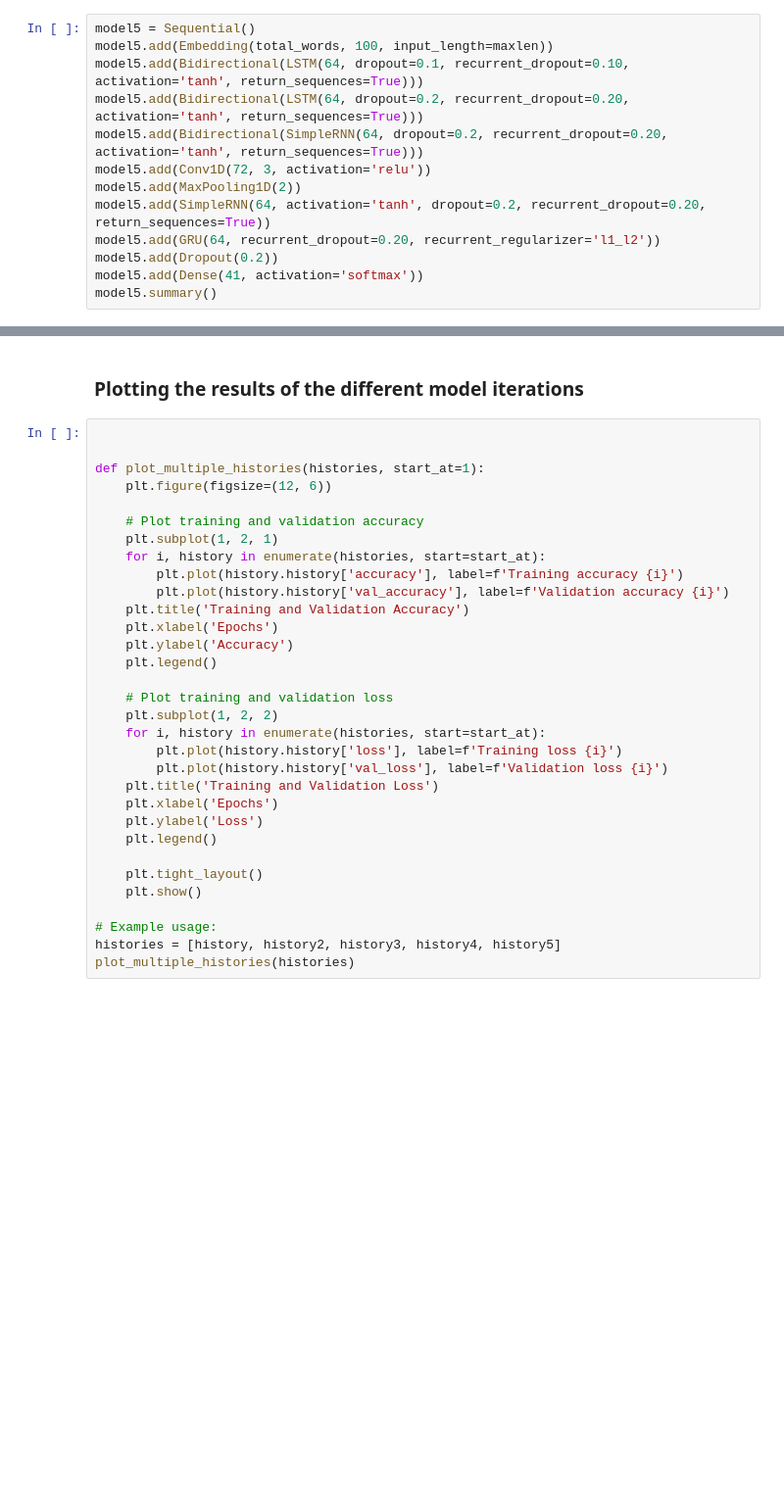
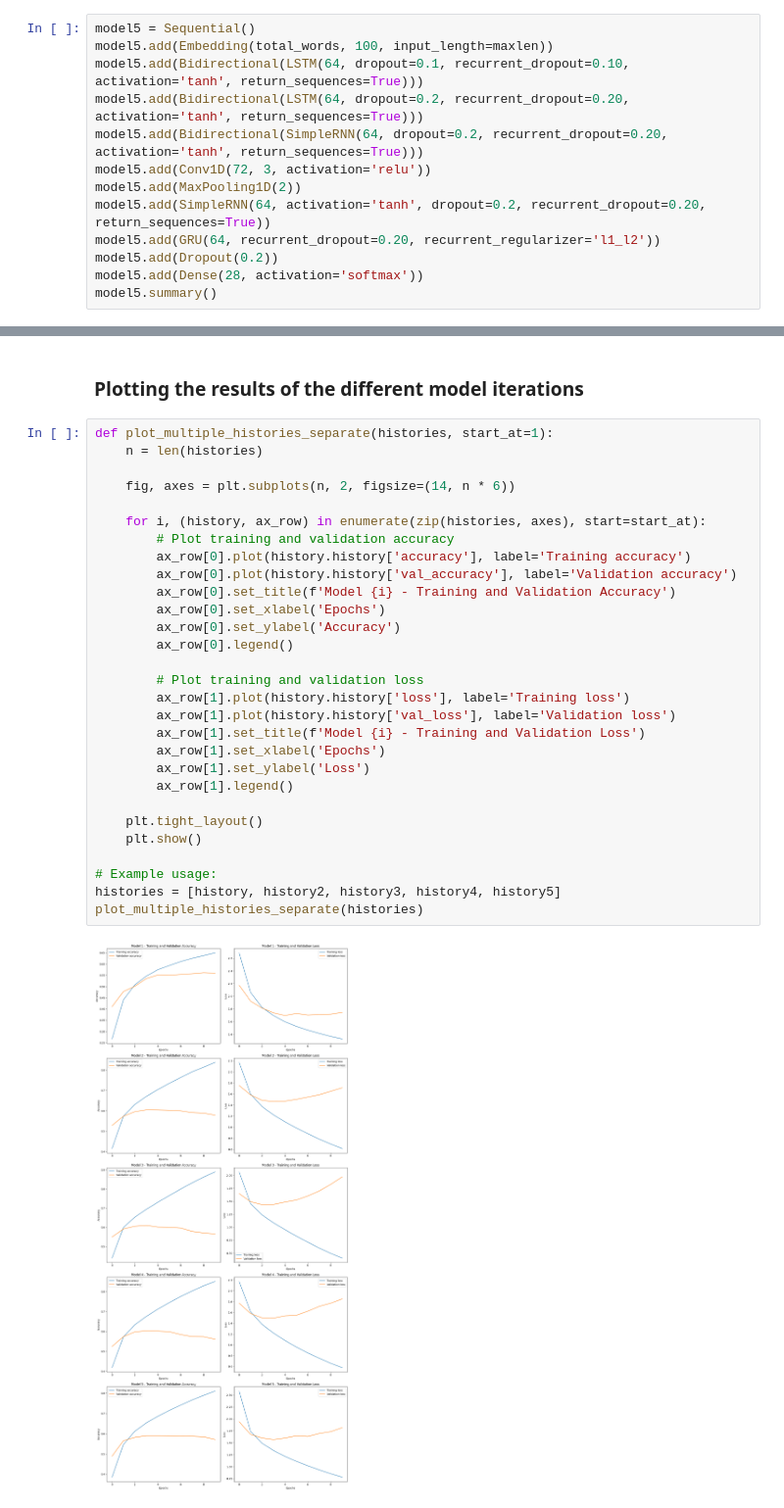
Before and after one commit to trow-land/Machine-Learning, a Jupyter notebook: NLP/News_Article_Categorisation/news_categoriser.ipynb, the cells around one changed output, grey strips where cells are left out. Shown at 98% size. Cells and saved outputs as stored; diff of their text form; blank space fills up the shorter version.

```diff
--- a/NLP/News_Article_Categorisation/news_categoriser.ipynb
+++ b/NLP/News_Article_Categorisation/news_categoriser.ipynb
@@ -571,5 +596,5 @@ model5.add(MaxPooling1D(2))
 model5.add(SimpleRNN(64, activation='tanh', dropout=0.2, recurrent_dropout=0.20, return_sequences=True))
 model5.add(GRU(64, recurrent_dropout=0.20, recurrent_regularizer='l1_l2'))
 model5.add(Dropout(0.2))
-model5.add(Dense(41, activation='softmax'))
+model5.add(Dense(28, activation='softmax'))
 model5.summary()
@@ -579,34 +640,33 @@ model5.save("news_clf_exp05.h5")
 # %% [markdown]
 ### Plotting the results of the different model iterations
 # %%
+def plot_multiple_histories_separate(histories, start_at=1):
+    n = len(histories)
 
+    fig, axes = plt.subplots(n, 2, figsize=(14, n * 6))
 
-def plot_multiple_histories(histories, start_at=1):
-    plt.figure(figsize=(12, 6))
+    for i, (history, ax_row) in enumerate(zip(histories, axes), start=start_at):
+        # Plot training and validation accuracy
+        ax_row[0].plot(history.history['accuracy'], label='Training accuracy')
+        ax_row[0].plot(history.history['val_accuracy'], label='Validation accuracy')
+        ax_row[0].set_title(f'Model {i} - Training and Validation Accuracy')
+        ax_row[0].set_xlabel('Epochs')
+        ax_row[0].set_ylabel('Accuracy')
+        ax_row[0].legend()
 
-    # Plot training and validation accuracy
-    plt.subplot(1, 2, 1)
-    for i, history in enumerate(histories, start=start_at):
-        plt.plot(history.history['accuracy'], label=f'Training accuracy {i}')
-        plt.plot(history.history['val_accuracy'], label=f'Validation accuracy {i}')
-    plt.title('Training and Validation Accuracy')
-    plt.xlabel('Epochs')
-    plt.ylabel('Accuracy')
-    plt.legend()
-
-    # Plot training and validation loss
-    plt.subplot(1, 2, 2)
-    for i, history in enumerate(histories, start=start_at):
-        plt.plot(history.history['loss'], label=f'Training loss {i}')
-        plt.plot(history.history['val_loss'], label=f'Validation loss {i}')
-    plt.title('Training and Validation Loss')
-    plt.xlabel('Epochs')
-    plt.ylabel('Loss')
-    plt.legend()
+        # Plot training and validation loss
+        ax_row[1].plot(history.history['loss'], label='Training loss')
+        ax_row[1].plot(history.history['val_loss'], label='Validation loss')
+        ax_row[1].set_title(f'Model {i} - Training and Validation Loss')
+        ax_row[1].set_xlabel('Epochs')
+        ax_row[1].set_ylabel('Loss')
+        ax_row[1].legend()
 
     plt.tight_layout()
     plt.show()
 
 # Example usage:
 histories = [history, history2, history3, history4, history5]
-plot_multiple_histories(histories)
+plot_multiple_histories_separate(histories)
+# %% [output]
+[figure, added]
```
Also changed, not shown: parts of 13 cells of this notebook.
